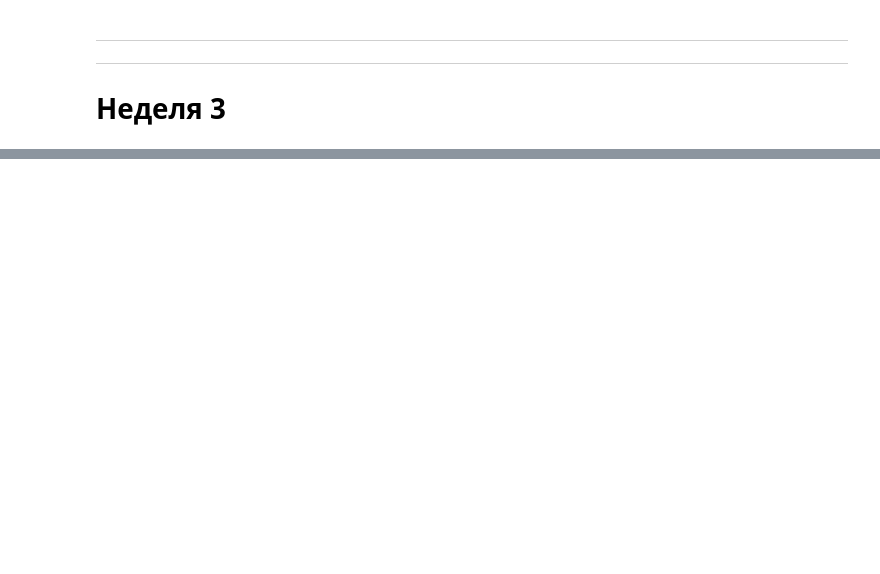
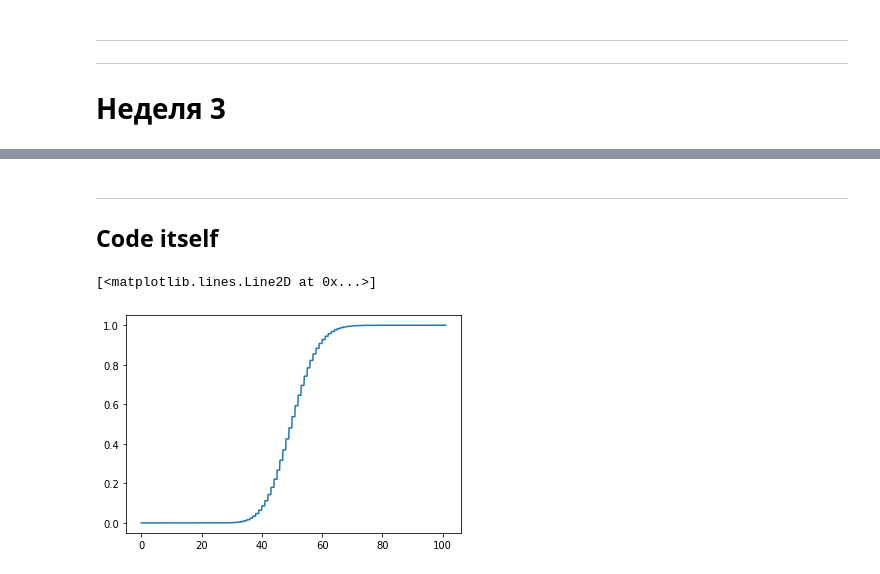
Before and after one commit to Zaqzxcswsde/itmo-applied-statistics, a Jupyter notebook: stat_tests.ipynb, the cells around one changed output, grey strips where cells are left out. Saved outputs shown, nothing was run; the diff lists cells and outputs as text; code cells hidden in the pictures; blank space fills up the shorter version.

```diff
--- a/stat_tests.ipynb
+++ b/stat_tests.ipynb
@@ -628,0 +642,11 @@ B=2618
+# %%
+s = 0
+n = 1000000
+for _ in range(n):
+  A = np.random.uniform(0,5)
+  B = np.random.uniform(0,5)
+  otr1 = min(A,B)
+  otr2 = 5-max(A,B)
+  otr3 = abs(A-B)
+  if (otr1+otr2>otr3) and (otr1+otr3>otr2) and (otr2+otr3>otr1): s+=1
+s/n
@@ -628,0 +699,5 @@ B=2618
+# %%
+#@title Генератор случайной величины ~ Пуассону
+def MyLikePoissonRandomVariable(n, lmbda):
+  for i in range(0,n+1):
+    yield ((lmbda**i)/factorial(i))*exp(-lmbda)
@@ -628,0 +714,34 @@ B=2618
+# %%
+#@title Генератор функции распределения дискретной случайной величины
+def GenerateDistributionFunction(xsi,p):
+  min_xsi = min(xsi)
+  pxsi = pairwise(xsi)
+  val2 = list(enumerate(pxsi))
+  cs = np.cumsum(p)
+  def f_diskr_raspr(znach):
+    # print('-----')
+    # print(f"znach={znach}")
+    # print(f'list(enumerate(pxsi))={list(enumerate(pxsi))}')
+    # print(f'val2={val2}')
+    # print(f'min(xsi)={min(xsi)}')
+    # print('-----')
+    if znach<=min_xsi: return 0
+    for i,v in val2:
+      if v[0]<znach<=v[1]: return cs[i]
+    return 1
+  return f_diskr_raspr
+# %% [markdown]
+---
+## Code itself
+# %%
+# Построить график функции распределения дискретной случайной величины, заданной по принципу Пуассона
+n=100
+xsi = np.arange(0,n+1)
+p = [x for x in MyLikePoissonRandomVariable(n,50)]
+x = np.linspace(0,max(xsi)+1,1000)
+raspr = GenerateDistributionFunction(xsi,p)
+y=[raspr(x0) for x0 in x]
+plt.plot(x,y)
+# %% [output]
+[<matplotlib.lines.Line2D at 0x...>]
+[figure, added]
```
Also changed, not shown: parts of 36 cells of this notebook.
